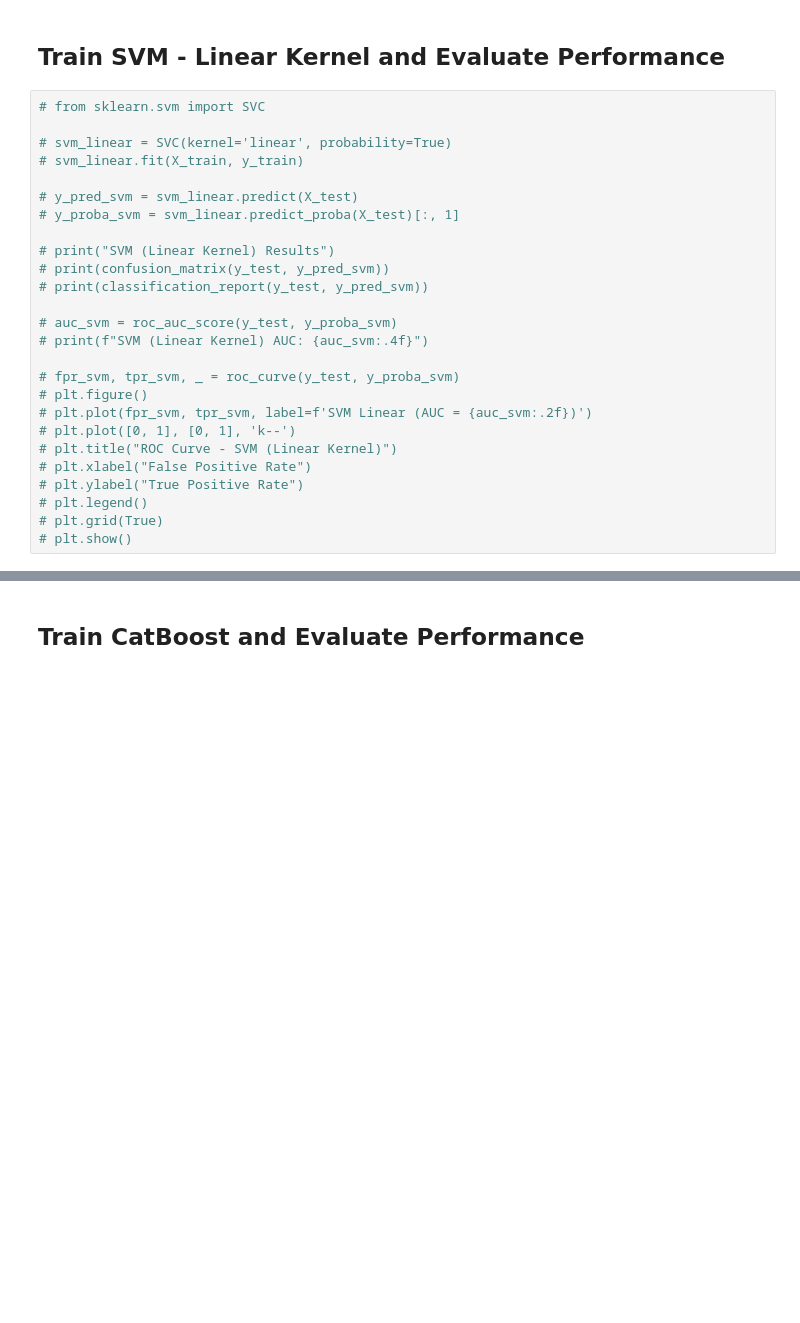
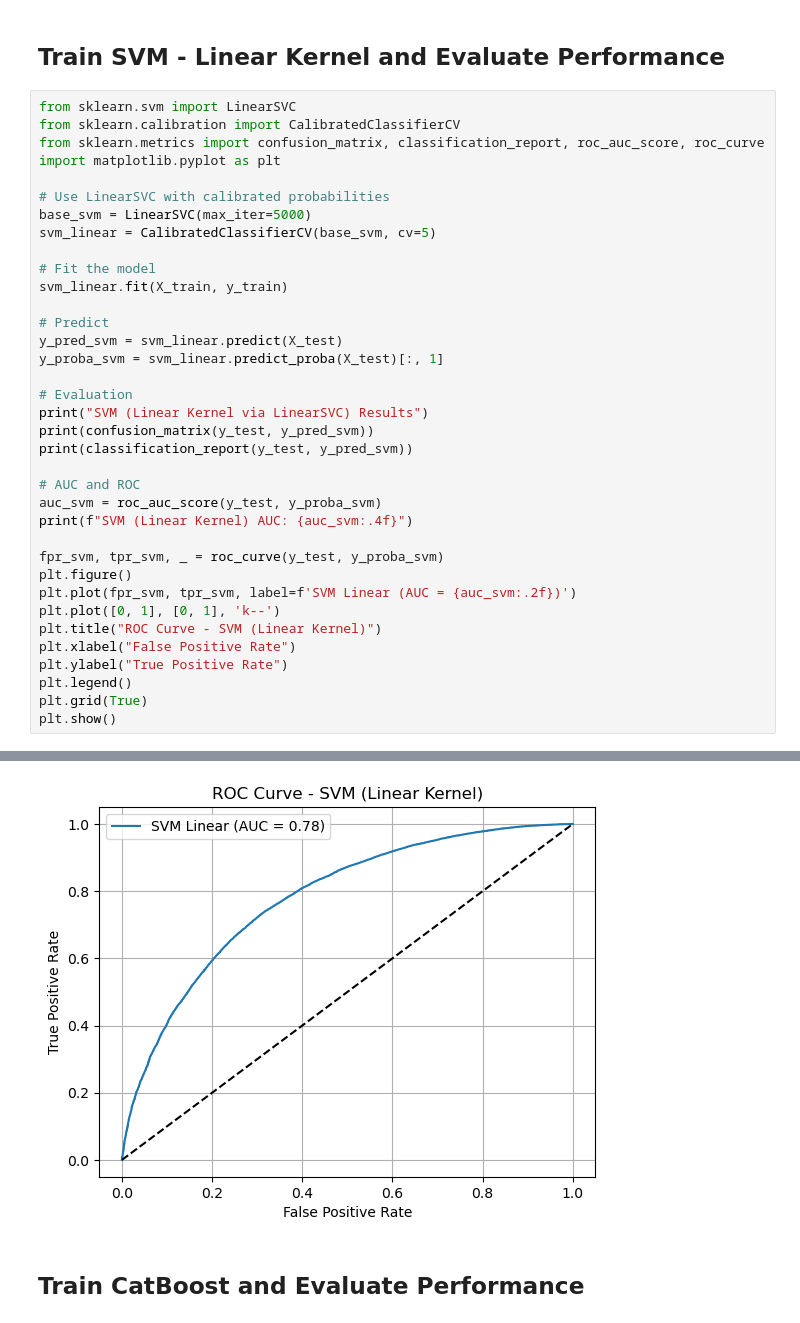
Before and after one commit to dhanashri-dotcom/bankloan-default-prediction, a Jupyter notebook: Loan_Default_Prediction.ipynb, the cells around one changed output, grey strips where cells are left out. Drawn from its saved outputs; the diff is of its cells as text; blank space fills up the shorter version.

```diff
--- a/Loan_Default_Prediction.ipynb
+++ b/Loan_Default_Prediction.ipynb
@@ -276,28 +276,39 @@ XGBoost AUC: 0.9576
 # %% [markdown]
 ## Train SVM - Linear Kernel and Evaluate Performance
 # %%
-# from sklearn.svm import SVC
+from sklearn.svm import LinearSVC
+from sklearn.calibration import CalibratedClassifierCV
+from sklearn.metrics import confusion_matrix, classification_report, roc_auc_score, roc_curve
+import matplotlib.pyplot as plt
 
-# svm_linear = SVC(kernel='linear', probability=True)
-# svm_linear.fit(X_train, y_train)
+# Use LinearSVC with calibrated probabilities
+base_svm = LinearSVC(max_iter=5000)
+svm_linear = CalibratedClassifierCV(base_svm, cv=5)
 
-# y_pred_svm = svm_linear.predict(X_test)
-# y_proba_svm = svm_linear.predict_proba(X_test)[:, 1]
+# Fit the model
+svm_linear.fit(X_train, y_train)
 
-# print("SVM (Linear Kernel) Results")
-# print(confusion_matrix(y_test, y_pred_svm))
-# print(classification_report(y_test, y_pred_svm))
+# Predict
+y_pred_svm = svm_linear.predict(X_test)
+y_proba_svm = svm_linear.predict_proba(X_test)[:, 1]
 
-# auc_svm = roc_auc_score(y_test, y_proba_svm)
-# print(f"SVM (Linear Kernel) AUC: {auc_svm:.4f}")
+# Evaluation
+print("SVM (Linear Kernel via LinearSVC) Results")
+print(confusion_matrix(y_test, y_pred_svm))
+print(classification_report(y_test, y_pred_svm))
 
-# fpr_svm, tpr_svm, _ = roc_curve(y_test, y_proba_svm)
-# plt.figure()
-# plt.plot(fpr_svm, tpr_svm, label=f'SVM Linear (AUC = {auc_svm:.2f})')
-# plt.plot([0, 1], [0, 1], 'k--')
-# plt.title("ROC Curve - SVM (Linear Kernel)")
-# plt.xlabel("False Positive Rate")
-# plt.ylabel("True Positive Rate")
-# plt.legend()
-# plt.grid(True)
-# plt.show()
+# AUC and ROC
+auc_svm = roc_auc_score(y_test, y_proba_svm)
+print(f"SVM (Linear Kernel) AUC: {auc_svm:.4f}")
+
+fpr_svm, tpr_svm, _ = roc_curve(y_test, y_proba_svm)
+plt.figure()
+plt.plot(fpr_svm, tpr_svm, label=f'SVM Linear (AUC = {auc_svm:.2f})')
+plt.plot([0, 1], [0, 1], 'k--')
+plt.title("ROC Curve - SVM (Linear Kernel)")
+plt.xlabel("False Positive Rate")
+plt.ylabel("True Positive Rate")
+plt.legend()
+plt.grid(True)
+plt.show()
+# %% [output]
@@ -304,3 +328,4 @@ XGBoost AUC: 0.9576
+[figure, added]
 # %% [markdown]
 ## Train CatBoost and Evaluate Performance
 # %%
```
Also changed, not shown: parts of 2 cells of this notebook.
